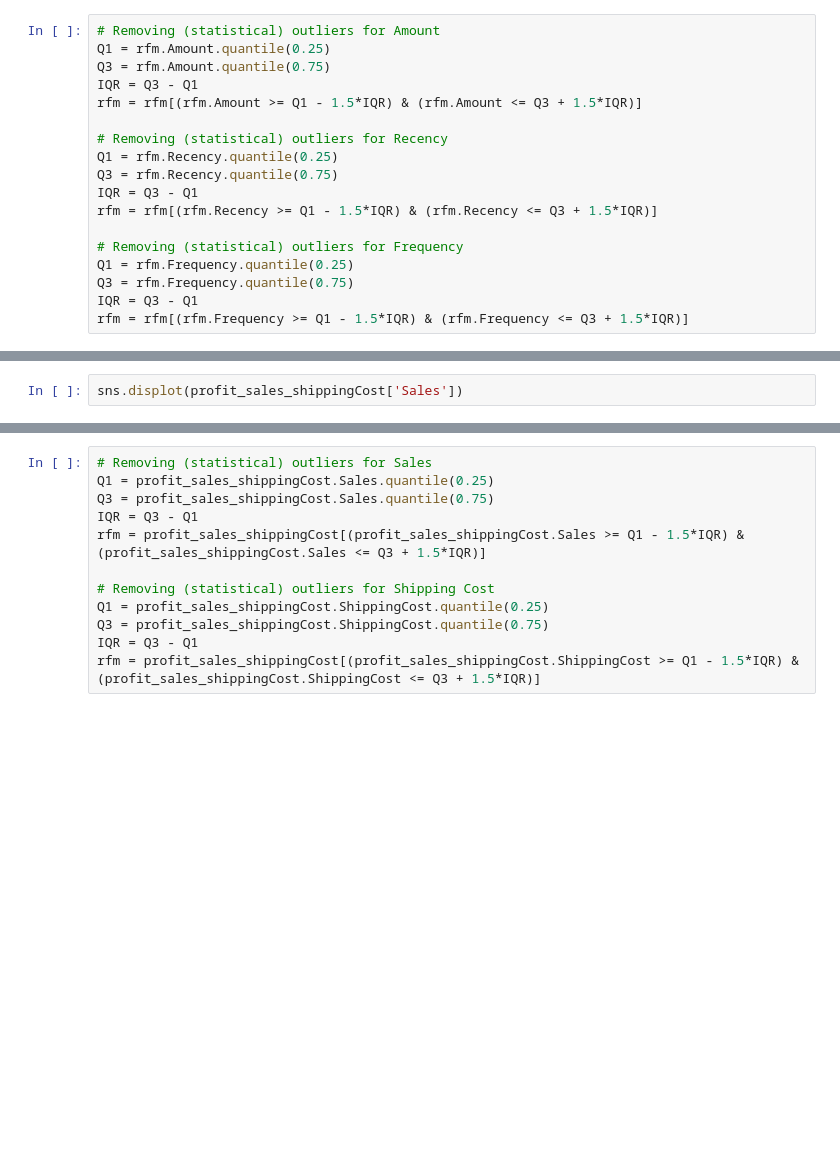
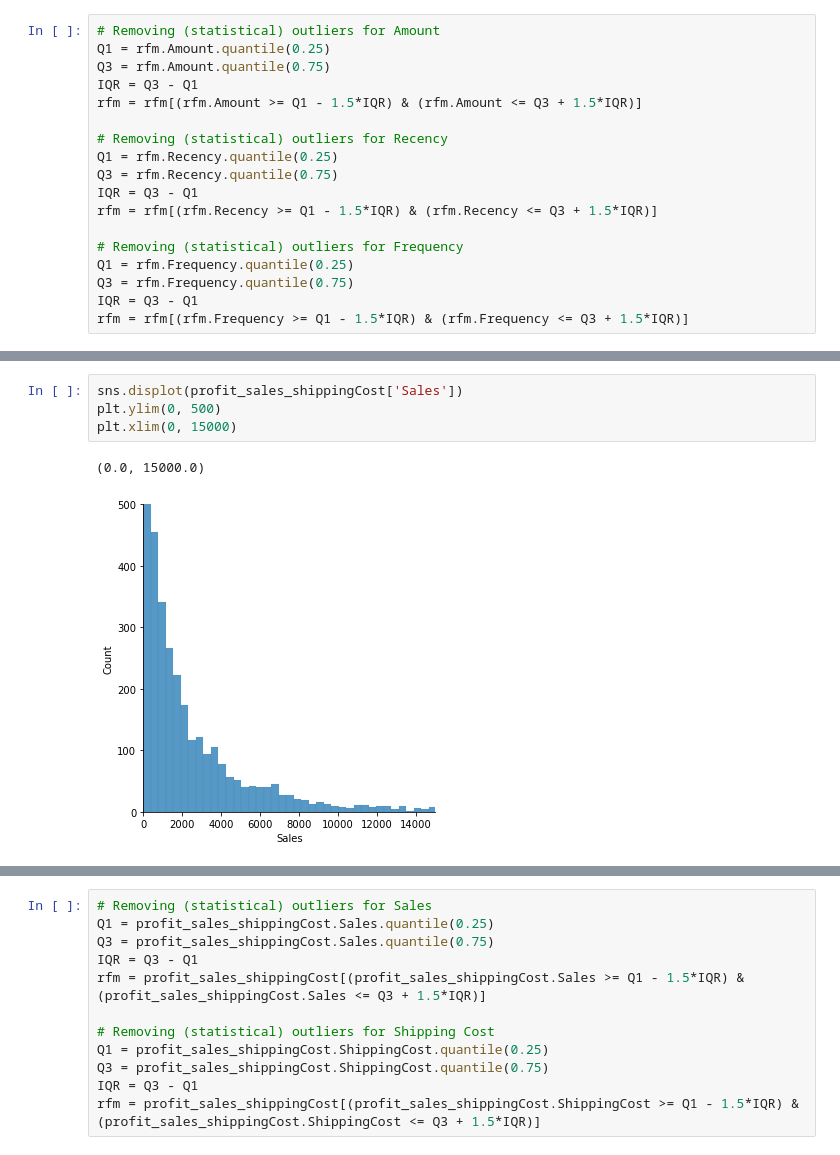
Before and after one commit to TuanDinhLe/DataMining, a Jupyter notebook: DataMining.ipynb, the cells around one changed output, grey strips where cells are left out. Drawn from its saved outputs; the diff is of its cells as text; blank space fills up the shorter version.

```diff
--- a/DataMining.ipynb
+++ b/DataMining.ipynb
@@ -296,4 +544,9 @@ sns.displot(profit_sales_shippingCost['Profit'])
 # %%
 sns.displot(profit_sales_shippingCost['Sales'])
+plt.ylim(0, 500)
+plt.xlim(0, 15000)
+# %% [output]
+(0.0, 15000.0)
+[figure, added]
 # %%
 sns.displot(profit_sales_shippingCost['ShippingCost'])
```
Also changed, not shown: parts of 77 cells of this notebook.
